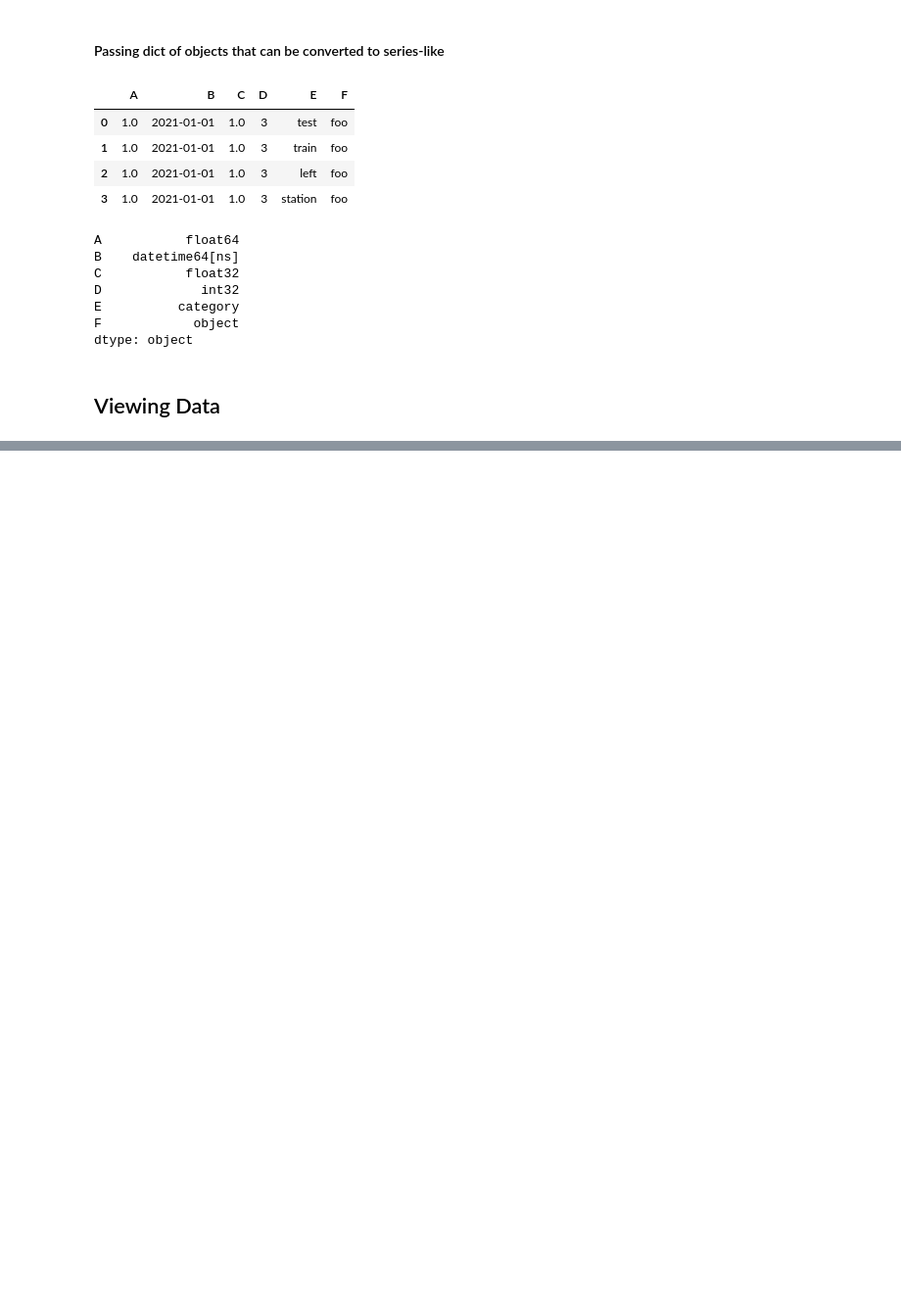
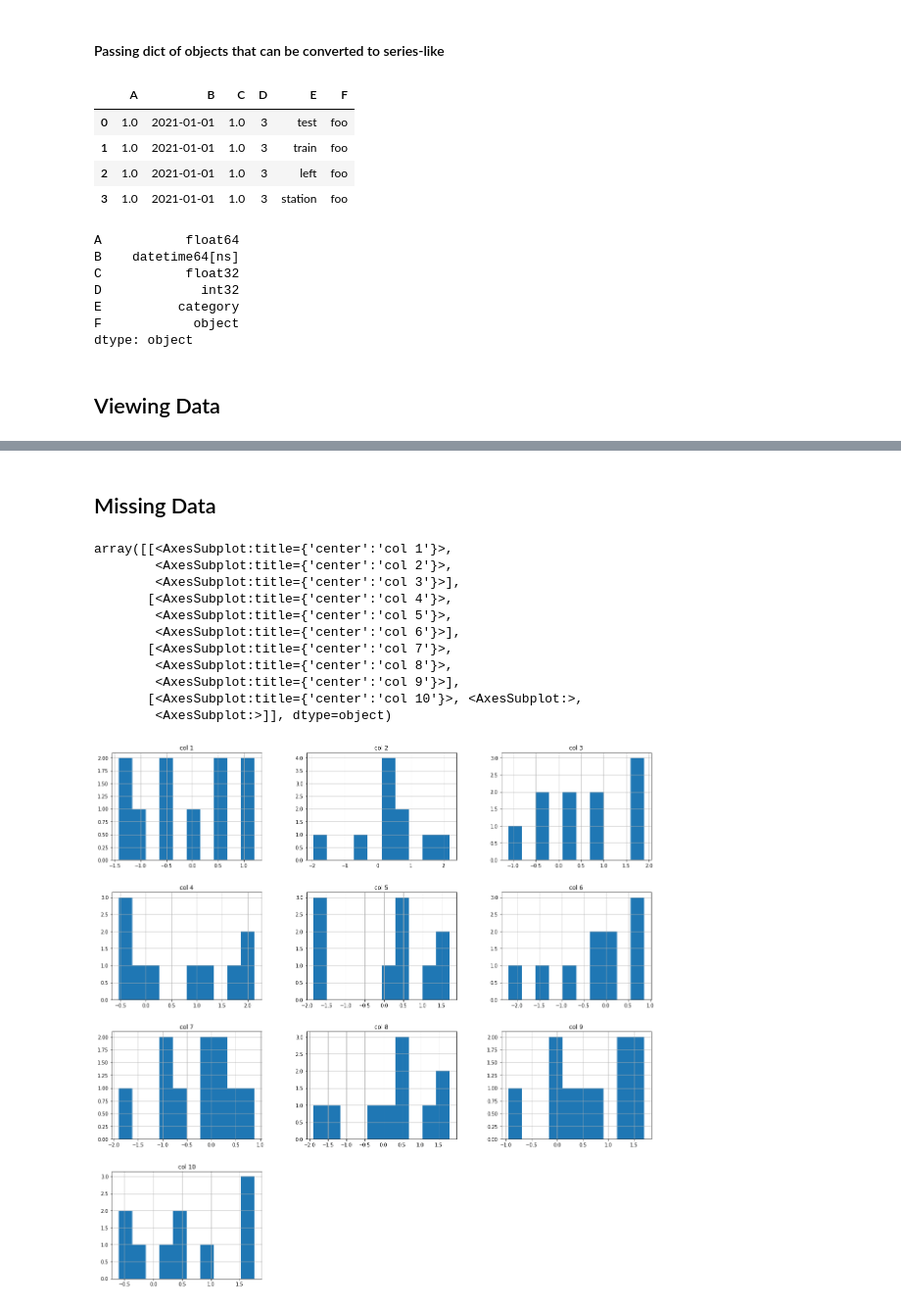
Before and after one commit to sven-gerlach/machine_learning, a Jupyter notebook: Notebooks/10-minutes-to-pandas/10-minutes-to-pandas.ipynb, the cells around one changed output, grey strips where cells are left out. Shown at 98% size. Saved outputs shown, nothing was run; the diff lists cells and outputs as text; code cells hidden in the pictures; blank space fills up the shorter version.

```diff
--- a/Notebooks/10-minutes-to-pandas/10-minutes-to-pandas.ipynb
+++ b/Notebooks/10-minutes-to-pandas/10-minutes-to-pandas.ipynb
@@ -79,0 +351,17 @@ dtype: object
+# %% [markdown]
+## Missing Data
+# %%
+df.hist(figsize=(20,20), bins=10)
+# %% [output]
+array([[<AxesSubplot:title={'center':'col 1'}>,
+        <AxesSubplot:title={'center':'col 2'}>,
+        <AxesSubplot:title={'center':'col 3'}>],
+       [<AxesSubplot:title={'center':'col 4'}>,
+        <AxesSubplot:title={'center':'col 5'}>,
+        <AxesSubplot:title={'center':'col 6'}>],
+       [<AxesSubplot:title={'center':'col 7'}>,
+        <AxesSubplot:title={'center':'col 8'}>,
+        <AxesSubplot:title={'center':'col 9'}>],
+       [<AxesSubplot:title={'center':'col 10'}>, <AxesSubplot:>,
+        <AxesSubplot:>]], dtype=object)
+[figure, added]
```
Also changed, not shown: parts of 29 cells of this notebook.
